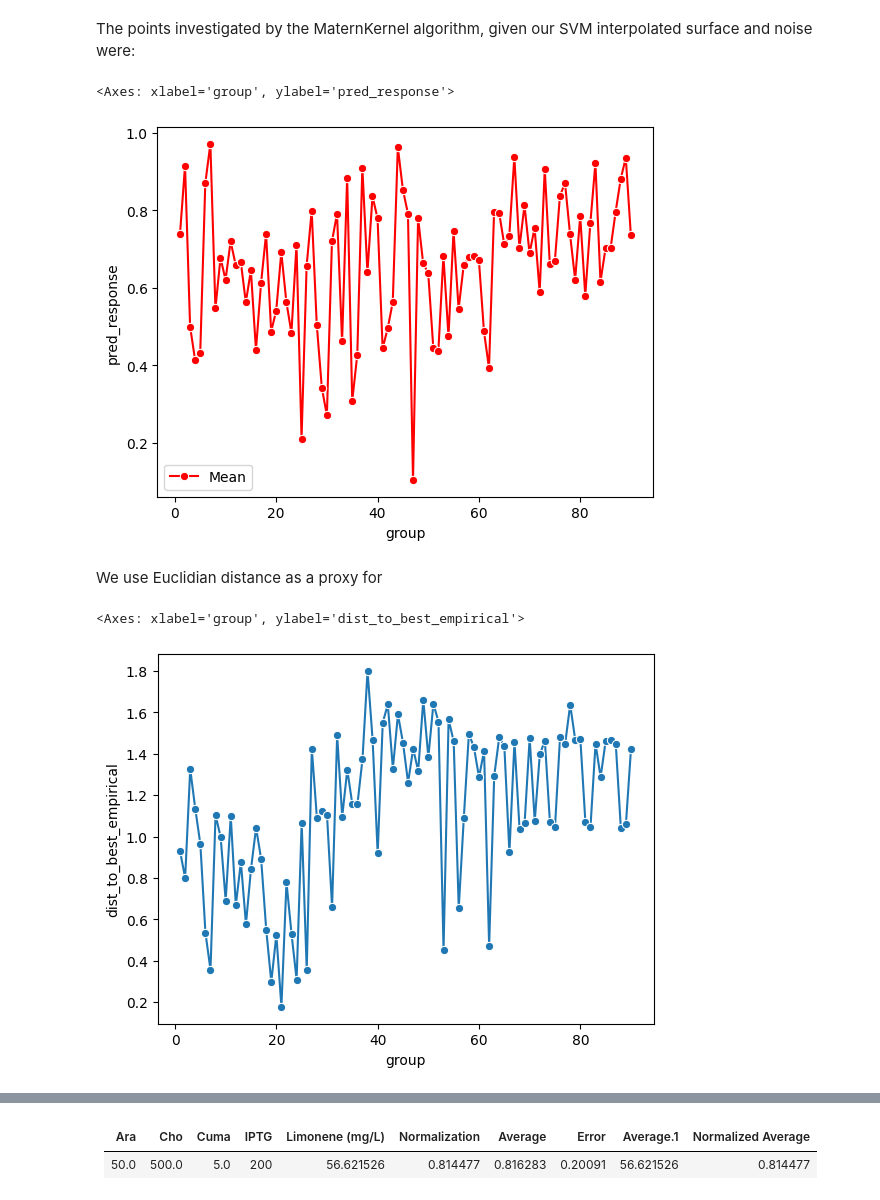
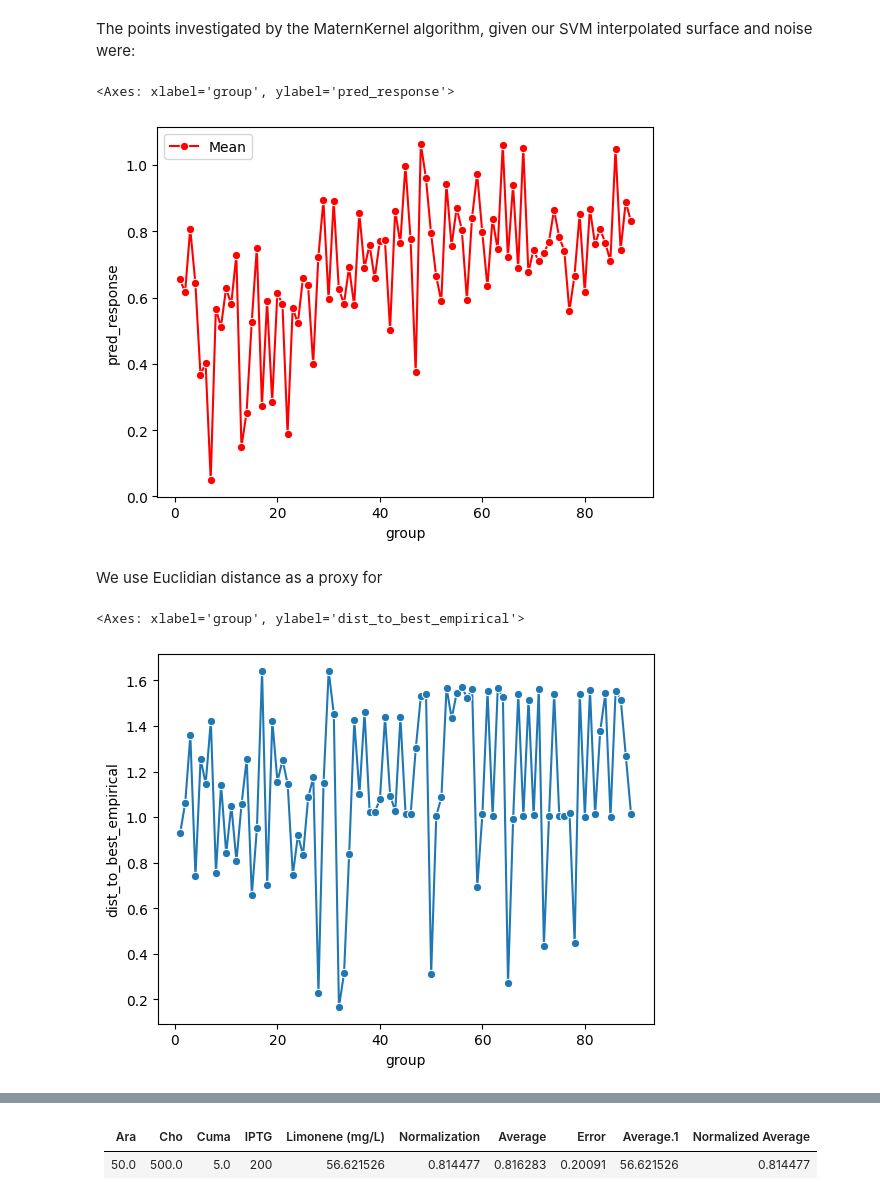
Before and after one commit to Sauciu1/bo-coli, a Jupyter notebook: notebooks/confirmation_on_empyrical_data.ipynb, the cells around one changed output, grey strips where cells are left out. Cells and saved outputs as stored; diff of their text form; code cells hidden in the pictures.

```diff
--- a/notebooks/confirmation_on_empyrical_data.ipynb
+++ b/notebooks/confirmation_on_empyrical_data.ipynb
@@ -264,5 +287,7 @@ Pipeline(steps=[('scale', StandardScaler()),
 We then fit the limonene concentrations to construct the meshgrid later used for BO.
 # %%
 signal_pipeline.fit(X_resp.to_numpy(), y_resp.to_numpy().ravel())
-response_mesh_grid["pred_response"] = signal_pipeline.predict(response_mesh_grid[parameters])
+response_mesh_grid["pred_response"] = signal_pipeline.predict(
+    response_mesh_grid[parameters]
+)
 # %% [output]
@@ -310,8 +376,8 @@ Consequently, we require a more-able to fit model that to able to fit.
 ## Fitting a noise function
 The noise function is fit and extrapolation workflow is identical to a that of the mean functions. However instead of fitting through the mean, the function will be fit using observed variance for the point. This will late be used as input for a normal gaussian process, which will introduce jitter for the BO function.
 # %%
-noise_mesh = data.groupby(parameters)['Limonene (mg/L)'].std()
-noise_mesh.name = 'Noise Variance'
+noise_mesh = y_matrix.groupby(parameters)["Limonene (mg/L)"].std()
+noise_mesh.name = "Noise Variance"
 noise_mesh = pd.DataFrame(noise_mesh).reset_index()
 print(noise_mesh.size)
 noise_mesh.head(3)
@@ -394,25 +472,13 @@ tester = ax_helper.SequentialRuns(test_function, range_parameters, parameters, "
-# %%
-import pickle
-with open("data/mevalonate_pathway/empirical_tester.pkl", "wb") as f:
-    pickle.dump(tester, f)
-with open("data/mevalonate_pathway/noise_function.pkl", "wb") as f:
-    pickle.dump(noise_function, f)
-
-with open("data/mevalonate_pathway/signal_pipeline.pkl", "wb") as f:
-    pickle.dump(signal_pipeline, f)
-with open("data/mevalonate_pathway/noise_pipeline.pkl", "wb") as f:
-    pickle.dump(noise_pipeline, f)
-with open("data/mevalonate_pathway/parameters.pkl", "wb") as f:
-    pickle.dump(parameters, f)
 # %%
 from copy import copy
-if 'run_dict' not in globals():
-    run_dict ={}
-    for i in range(10):
+
+if False:
+    run_dict = {}
+    for i in range(20):
 
         runs = copy(tester).run(
             MaternKernelSGP,
-            n_runs=int(568/6/6),
+            n_runs=int(568 / 6 / 6),
             technical_repeats=6,
             batch_size=6,
             noise_fn=noise_function,
@@ -421,4 +487,13 @@ if 'run_dict' not in globals():
         obs = runs.get_batch_observations()
         run_dict[i] = obs
     print(i)
+
+    import pickle
+
+    with open("data/mevalonate_pathway/run_dict_better surface.pkl", "wb") as f:
+        pickle.dump(run_dict, f)
+
+else:
+    with open("data/mevalonate_pathway/run_dict_better", 'rb') as file:
+        run_dict = pickle.load(file)
 # %% [output]
@@ -489,22 +546,33 @@ file_write(fig, "bayes_empirical")
 # %%
 obs = runs.get_grouped_obs()
 # Plot boxplot of predicted response by group
-fig = px.box(obs, x='group', y='pred_response', points=None, title="Predicted Response by Group")
+fig = px.box(
+    obs, x="group", y="pred_response", points=None, title="Predicted Response by Group"
+)
 fig.show()
 
 # Plot lineplot of group means
-group_means = obs.groupby('group')['pred_response'].mean().reset_index()
-sns.lineplot(data=group_means, x='group', y='pred_response', marker='o', color='red', label='Mean')
+group_means = obs.groupby("group")["pred_response"].mean().reset_index()
+sns.lineplot(
+    data=group_means,
+    x="group",
+    y="pred_response",
+    marker="o",
+    color="red",
+    label="Mean",
+)
 # %% [output]
 <Axes: xlabel='group', ylabel='pred_response'>
-[figure, old version]
+[figure, new version]
 # %% [markdown]
 We use Euclidian distance as a proxy for
 # %%
 result_df = runs.get_group_stats()
-norm_dist = empirical_helper.norm_eucl_dist_to_best(result_df, best_empirical_obs, param_bounds)
-sns.lineplot(data=norm_dist, x='group', y='dist_to_best_empirical', marker='o')
+norm_dist = empirical_helper.norm_eucl_dist_to_best(
+    result_df, best_empirical_obs, param_bounds
+)
+sns.lineplot(data=norm_dist, x="group", y="dist_to_best_empirical", marker="o")
 # %% [output]
 <Axes: xlabel='group', ylabel='dist_to_best_empirical'>
-[figure, old version]
+[figure, new version]
 # %%
```
Also changed, not shown: parts of 38 cells of this notebook, 6 other files.
